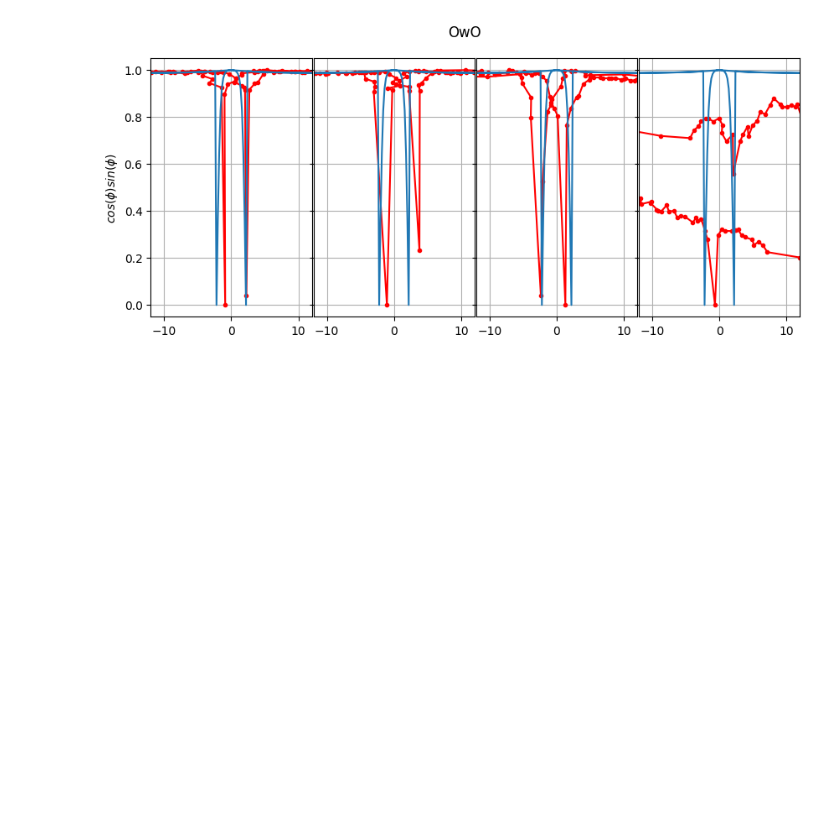
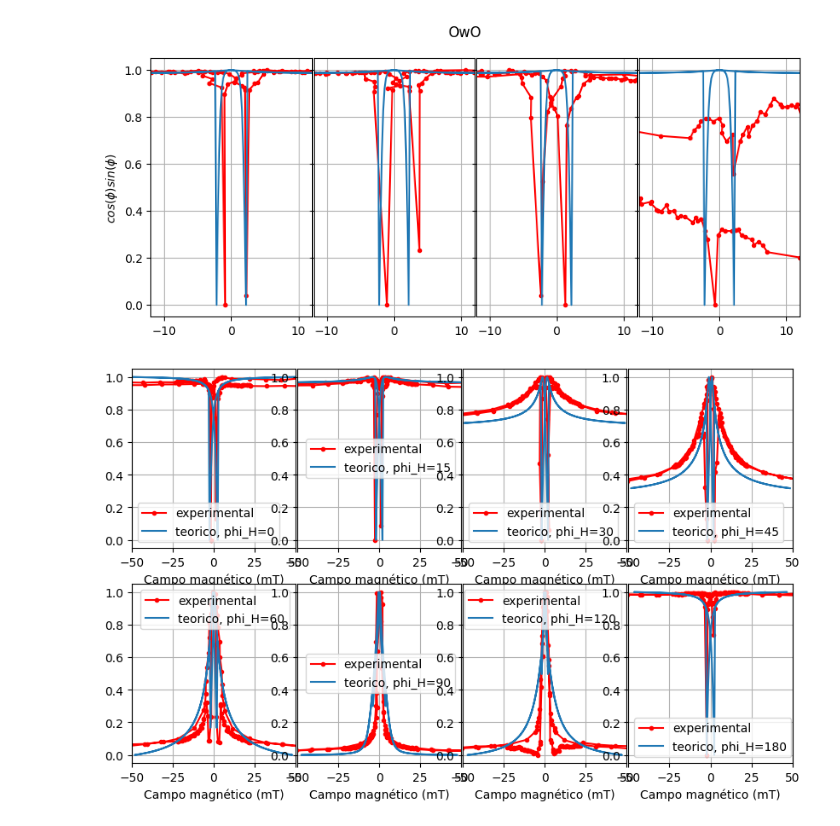
Before and after one commit to Aldairpaz1809/SPINUNI_Aldair, a Jupyter notebook: Tesis4_py.ipynb, the cells around one changed output. Saved outputs shown, nothing was run; the diff lists cells and outputs as text; code cells hidden in the pictures; blank space fills up the shorter version.

```diff
--- a/Tesis4_py.ipynb
+++ b/Tesis4_py.ipynb
@@ -213 +262,13 @@ iter(2.1,4.1,title="OwO")
+# %%
+parametros = {
+    "M": 170,     # mT
+    "Hc": 3.1,
+    "Hu": 4.1,
+    "H": 50,     # mT
+    "phi_u": -7,
+    "phi_H": 0
+}
+mostrar_sector3(parametros,shift_angle=-8.1,shift_field=-1)
+# %% [output]
+[figure, added]
 # %%
```
Also changed, not shown: parts of 3 cells of this notebook, 1 other file.
